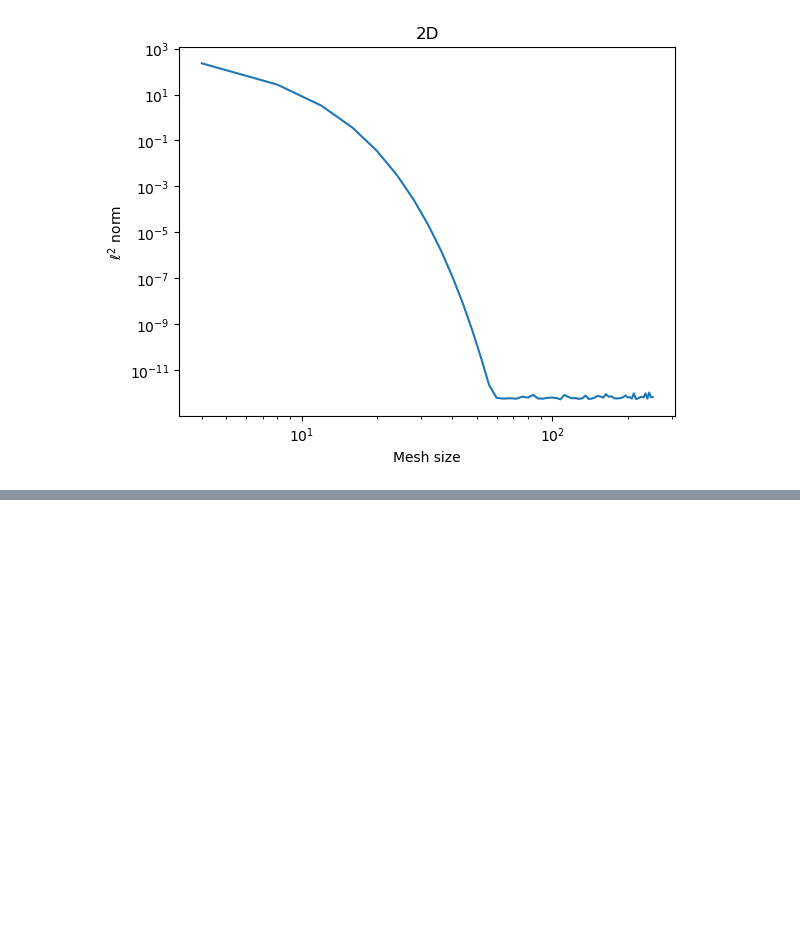
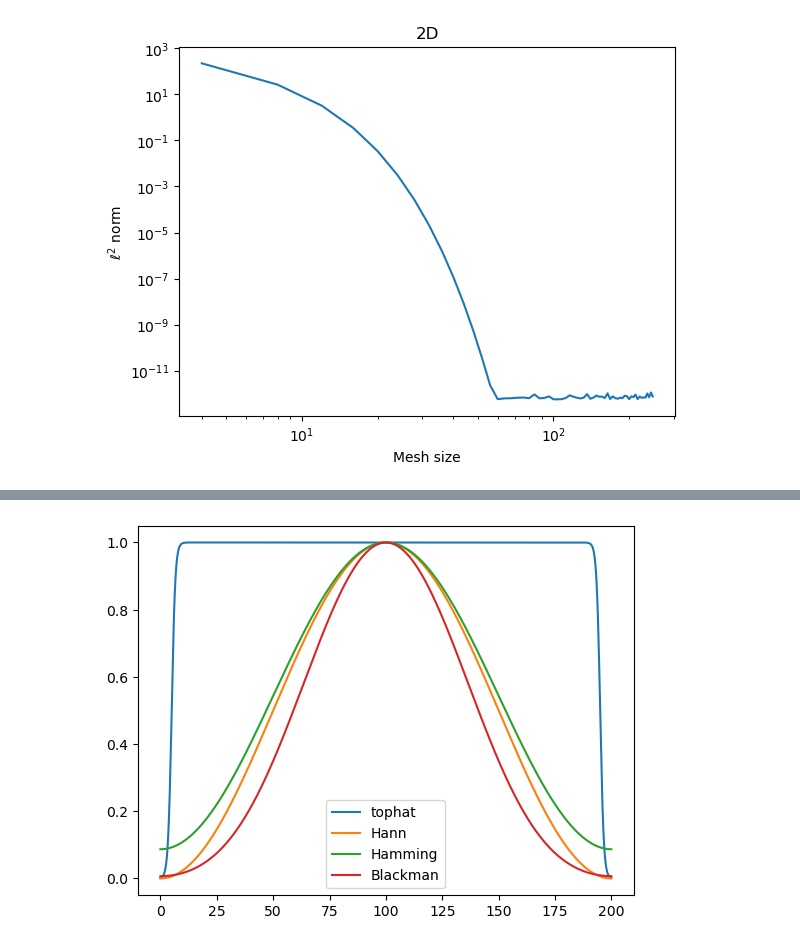
Before and after one commit to tkphd/pfhub-bm1-variations, a Jupyter notebook: fourier-interpolation.ipynb, the cells around one changed output, grey strips where cells are left out. Saved outputs shown, nothing was run; the diff lists cells and outputs as text; code cells hidden in the pictures; blank space fills up the shorter version.

```diff
--- a/fourier-interpolation.ipynb
+++ b/fourier-interpolation.ipynb
@@ -211,0 +294,20 @@ plt.ylabel("$\ell^2$ norm");
+# %%
+# tophat window
+λ = Lx / 40 # width of periodic boundary shell
+
+tophat = lambda x: 0.25 * (1 + np.tanh(np.pi * (x - λ) / λ)) \
+                        * (1 + np.tanh(np.pi * (Lx - x - λ) / λ))
+
+# hann window -- touches y=0
+hann = lambda x, a0: a0 - (1 - a0) * np.cos(2 * np.pi * x / Lx)
+
+# blackman window -- does not touch y=0
+blackman = lambda x, a0, a1, a2: a0 - a1 * np.cos(2 * np.pi * x / Lx) + a2 * np.cos(4 * np.pi * x / Lx)
+
+plt.plot(xf, tophat(xf), label="tophat");
+plt.plot(xf, hann(xf, 0.5), label="Hann");
+plt.plot(xf, hann(xf, 25/46), label="Hamming");
+plt.plot(xf, blackman(xf, 7938/18608, 9240/18608, 1430/18608), label="Blackman");
+plt.legend(loc="best");
+# %% [output]
+[figure, added]
```
Also changed, not shown: parts of 16 cells of this notebook, 5 other files.
